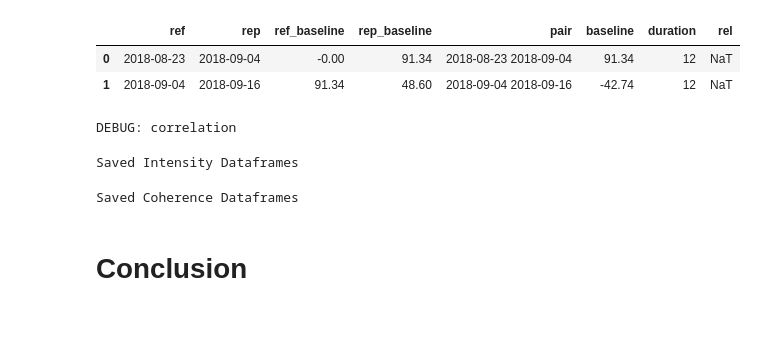
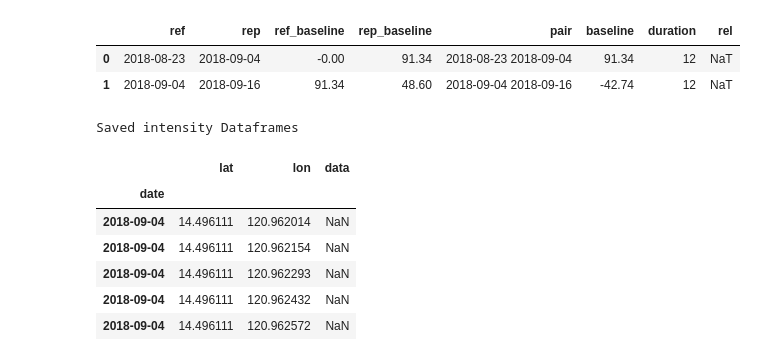
Before and after one commit to Nick-Miras/process-sar-data, a Jupyter notebook: preprocess_data.ipynb, the cells around one changed output. Saved outputs shown, nothing was run; the diff lists cells and outputs as text; code cells hidden in the pictures; blank space fills up the shorter version.

```diff
--- a/preprocess_data.ipynb
+++ b/preprocess_data.ipynb
@@ -211,16 +232,14 @@ COARSEN_GRID = (1, 4)
 #  WITHOUT compute_interferogram_multilook
 intensity = sbas.multilooking(np.square(np.abs(data)), wavelength=WAVELENGTH, coarsen=COARSEN_GRID)
 phase = sbas.phasediff(baseline_pairs, data, topo)
-phase = sbas.multilooking(phase, wavelength=WAVELENGTH, coarsen=COARSEN_GRID)  # honestly I'm not sure what this does
+phase = sbas.multilooking(phase, wavelength=WAVELENGTH, coarsen=COARSEN_GRID)
 corr = sbas.correlation(phase, intensity)
 phase_goldstein = sbas.goldstein(phase, corr, 8)
 interferogram = sbas.interferogram(phase_goldstein)
-corr = sbas.correlation(phase_goldstein, intensity, 8)
+# corr = sbas.correlation(phase_goldstein, intensity, 8)
 
 tqdm_dask(result := dask.persist(corr, interferogram), desc='Compute Phase and Correlation')
 corr, interferogram = result
-# %% [output]
-DEBUG: correlation
 # %%
 corr = corr.where(landmask_ra.interp_like(corr, method='nearest'))
 intensity = intensity.where(landmask_ra.interp_like(intensity, method='nearest'))
@@ -233,29 +282,23 @@ CO_FLOOD_DOI = '2018-09-16'
 df_1 = intensity_ll.to_dataframe()
 df_1 = df_1.reset_index()
 df_1 = df_1.set_index('date')
-# %%
-# generate intensity images
-pre_flood_df = df_1.loc[PRE_FLOOD_DOI]
-co_flood_df = df_1.loc[CO_FLOOD_DOI]
-pre_flood_df.to_csv(f'csv/intensity/{PRE_FLOOD_DOI} {POLARIZATION}.csv')
-co_flood_df.to_csv(f'csv/intensity/{CO_FLOOD_DOI} {POLARIZATION}.csv')
-print('Saved Intensity Dataframes')
-# %% [output]
-Saved Intensity Dataframes
+# %%
+save_to_csv(df_1, 'intensity', PRE_FLOOD_DOI, CO_FLOOD_DOI)
+# %% [output]
+Saved intensity Dataframes
 # %%
 df_2 = corr_ll.to_dataframe()
 df_2 = df_2.reset_index()
 df_2 = df_2.drop(columns=['ref', 'pair'])
 df_2 = df_2.rename(columns={'correlation': 'data', 'rep': 'date'})
 df_2 = df_2.set_index('date')
-# %%
-# generate coherence images
-pre_flood_df = df_2.loc[PRE_FLOOD_DOI]
-co_flood_df = df_2.loc[CO_FLOOD_DOI]
-pre_flood_df.to_csv(f'csv/coherence/{PRE_FLOOD_DOI} {POLARIZATION}.csv')
-co_flood_df.to_csv(f'csv//coherence/{CO_FLOOD_DOI} {POLARIZATION}.csv')
-print('Saved Coherence Dataframes')
-# %% [output]
-Saved Coherence Dataframes
-# %% [markdown]
-# Conclusion
+# %%
+df_2.head()
+# %% [output]
+|  | lat | lon | data |
+| date |  |  |  |
+| 2018-09-04 | 14.496111 | 120.962014 | NaN |
+| 2018-09-04 | 14.496111 | 120.962154 | NaN |
+| 2018-09-04 | 14.496111 | 120.962293 | NaN |
+| 2018-09-04 | 14.496111 | 120.962432 | NaN |
+| 2018-09-04 | 14.496111 | 120.962572 | NaN |
```
Also changed, not shown: parts of 14 cells of this notebook, 12 other files.
